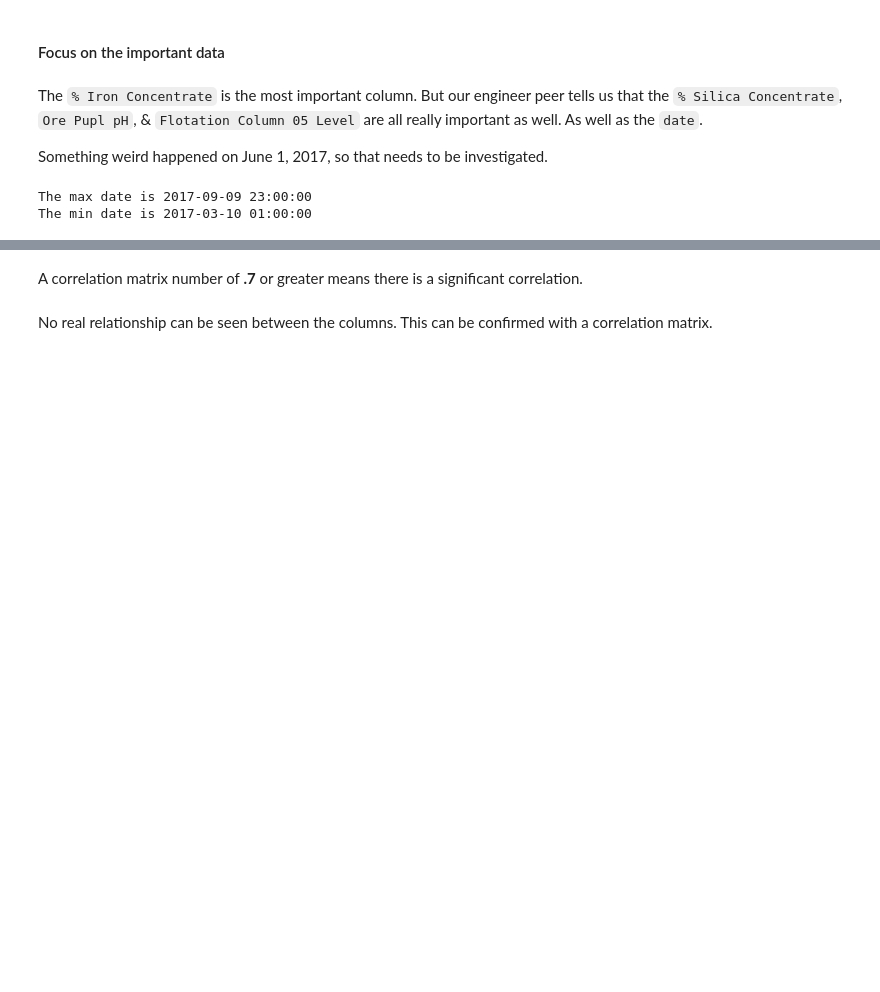
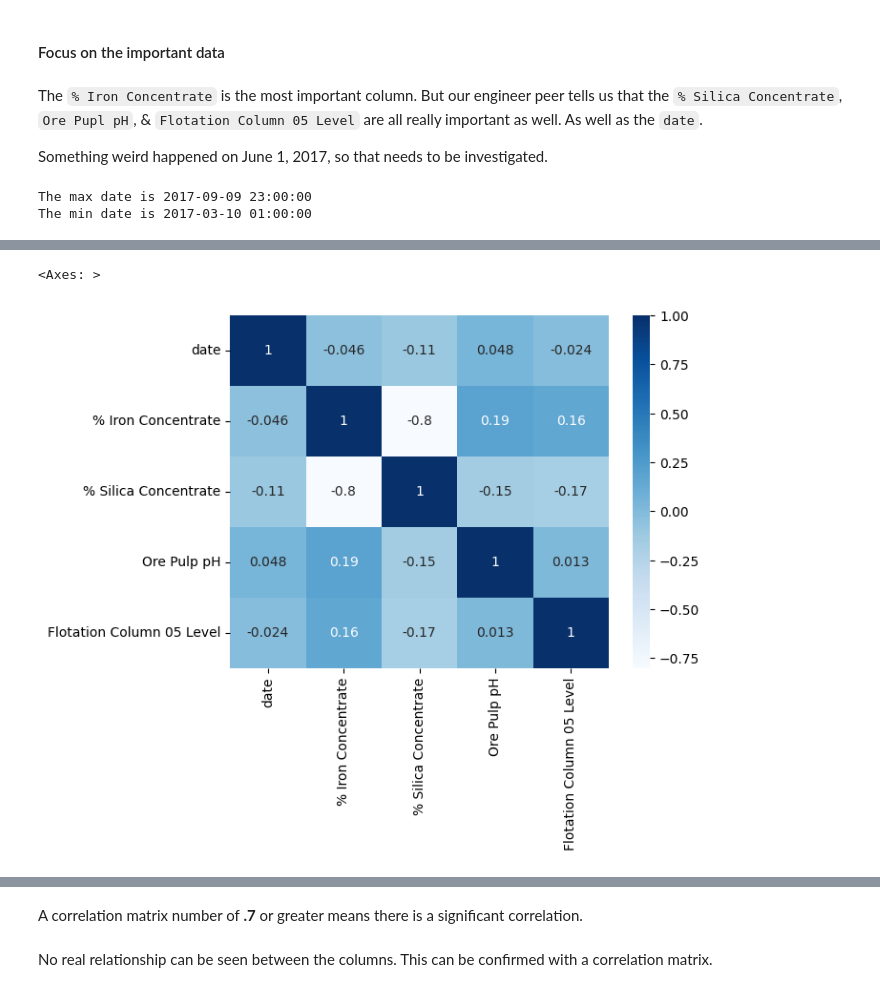
Before and after one commit to JMas1913/Mining_Process_Flotation_Plant_Project, a Jupyter notebook: mining-process-project.ipynb, the cells around one changed output, grey strips where cells are left out. Drawn from its saved outputs; the diff is of its cells as text; code cells hidden in the pictures; blank space fills up the shorter version.

```diff
--- a/mining-process-project.ipynb
+++ b/mining-process-project.ipynb
@@ -117,3 +117,13 @@ print(f'The min date is {min_date}')
 # %% [output]
 The max date is 2017-09-09 23:00:00
 The min date is 2017-03-10 01:00:00
+# %%
+important_cols = [
+    'date',
+    '% Iron Concentrate',
+    '% Silica Concentrate',
+    'Ore Pulp pH',
+    'Flotation Column 05 Level'
+]
+mining_important_df = mining_process_df[important_cols]
+mining_important_df
@@ -120 +156,7 @@ The min date is 2017-03-10 01:00:00
+# %%
+corr_mining_df = mining_important_df.corr()
+sns.heatmap(corr_mining_df, cmap="Blues", annot=True)
+# %% [output]
+<Axes: >
+[figure, added]
 # %%
```
Also changed, not shown: parts of 18 cells of this notebook.
